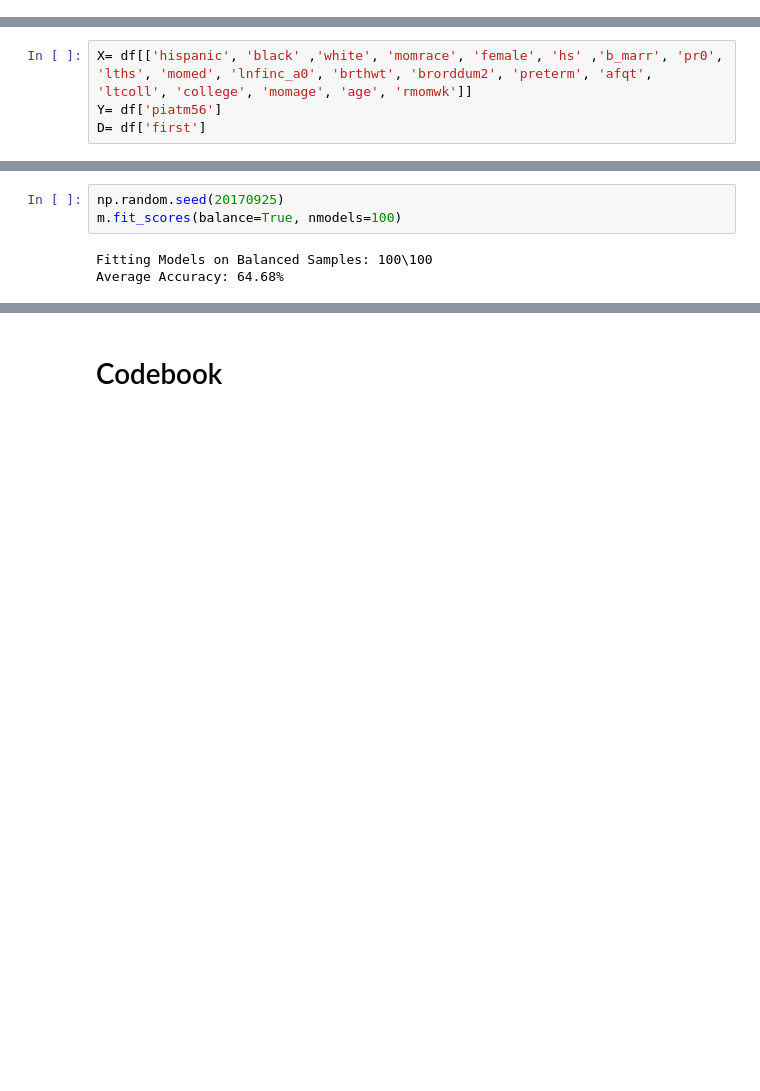
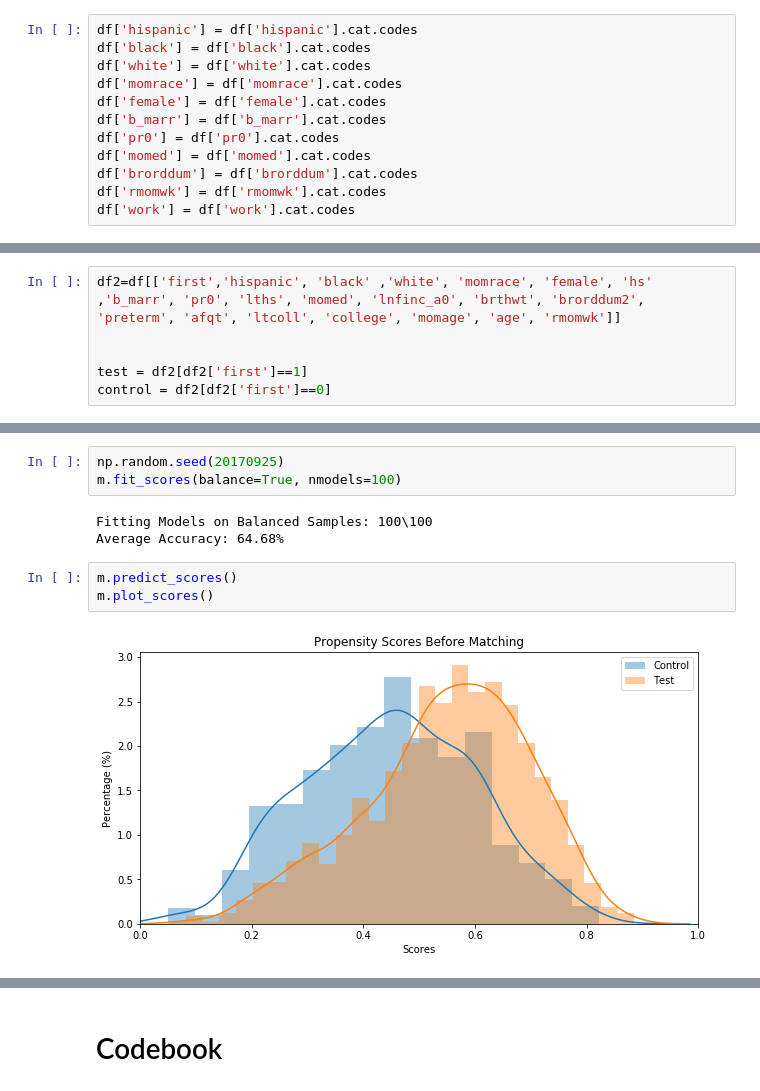
Before and after one commit to junyanyao/NYU_projects, a Jupyter notebook: Assignment_4_python.ipynb, the cells around one changed output, grey strips where cells are left out. Cells and saved outputs as stored; diff of their text form; blank space fills up the shorter version.

```diff
--- a/Assignment_4_python.ipynb
+++ b/Assignment_4_python.ipynb
@@ -59,10 +59,24 @@ Name: brorddum, dtype: int64
 df['brorddum2'] = np.where(df['brorddum']== 2, 0,1)
 # %% [markdown]
 1 is for first born; 0 is for not first born
+# %%
+df['hispanic'] = df['hispanic'].cat.codes
+df['black'] = df['black'].cat.codes
+df['white'] = df['white'].cat.codes
+df['momrace'] = df['momrace'].cat.codes
+df['female'] = df['female'].cat.codes
+df['b_marr'] = df['b_marr'].cat.codes
+df['pr0'] = df['pr0'].cat.codes
+df['momed'] = df['momed'].cat.codes
+df['brorddum'] = df['brorddum'].cat.codes
+df['rmomwk'] = df['rmomwk'].cat.codes
+df['work'] = df['work'].cat.codes
 # %% [raw]
 stata code:
 xi: psmatch2  first hispanic black white i.momrace female hs b_marr  pr0 lths i.momed lnfinc_a0 brthwt brorddum2 preterm afqt  ltcoll college momage age rmomwk
 # %%
-X= df[['hispanic', 'black' ,'white', 'momrace', 'female', 'hs' ,'b_marr', 'pr0', 'lths', 'momed', 'lnfinc_a0', 'brthwt', 'brorddum2', 'preterm', 'afqt', 'ltcoll', 'college', 'momage', 'age', 'rmomwk']]
-Y= df['piatm56']
-D= df['first']
+df2=df[['first','hispanic', 'black' ,'white', 'momrace', 'female', 'hs' ,'b_marr', 'pr0', 'lths', 'momed', 'lnfinc_a0', 'brthwt', 'brorddum2', 'preterm', 'afqt', 'ltcoll', 'college', 'momage', 'age', 'rmomwk']]
+
+
+test = df2[df2['first']==1]
+control = df2[df2['first']==0]
@@ -85,3 +93,8 @@ m.fit_scores(balance=True, nmodels=100)
 # %% [output]
 Fitting Models on Balanced Samples: 100\100
 Average Accuracy: 64.68%
+# %%
+m.predict_scores()
+m.plot_scores()
+# %% [output]
+[figure, added]
```
Also changed, not shown: parts of 18 cells of this notebook.
